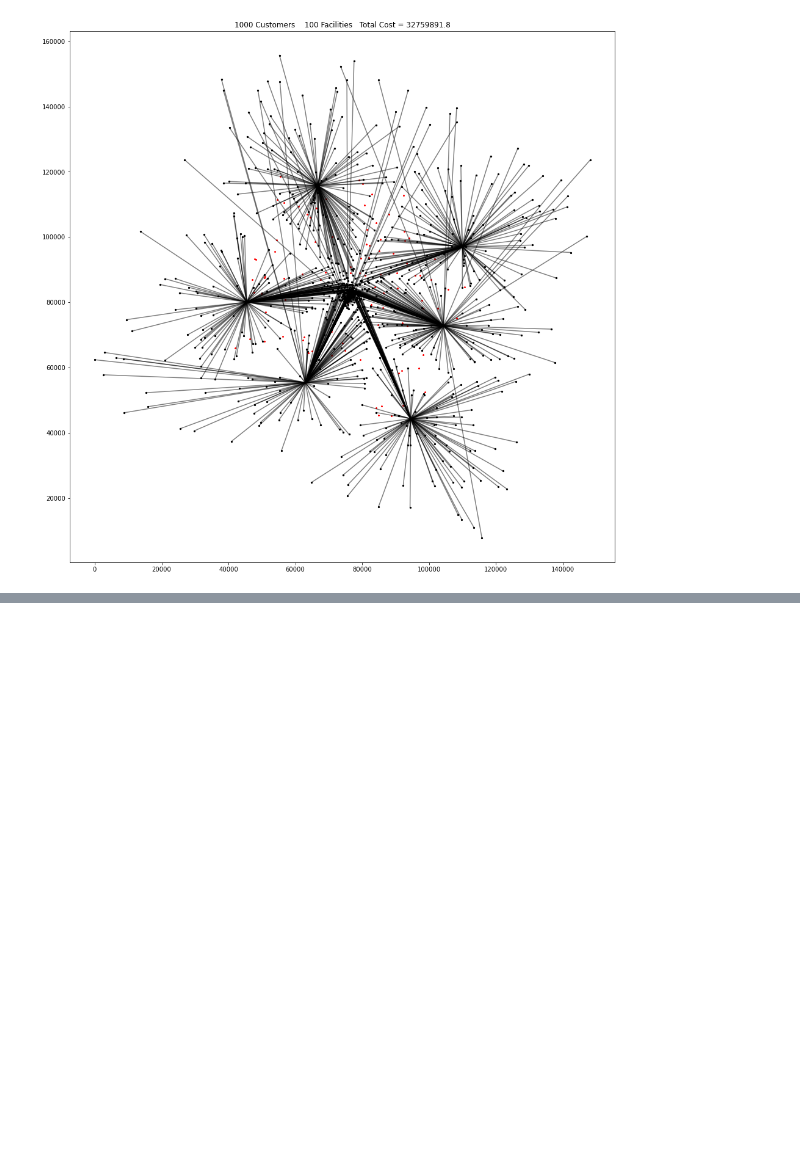
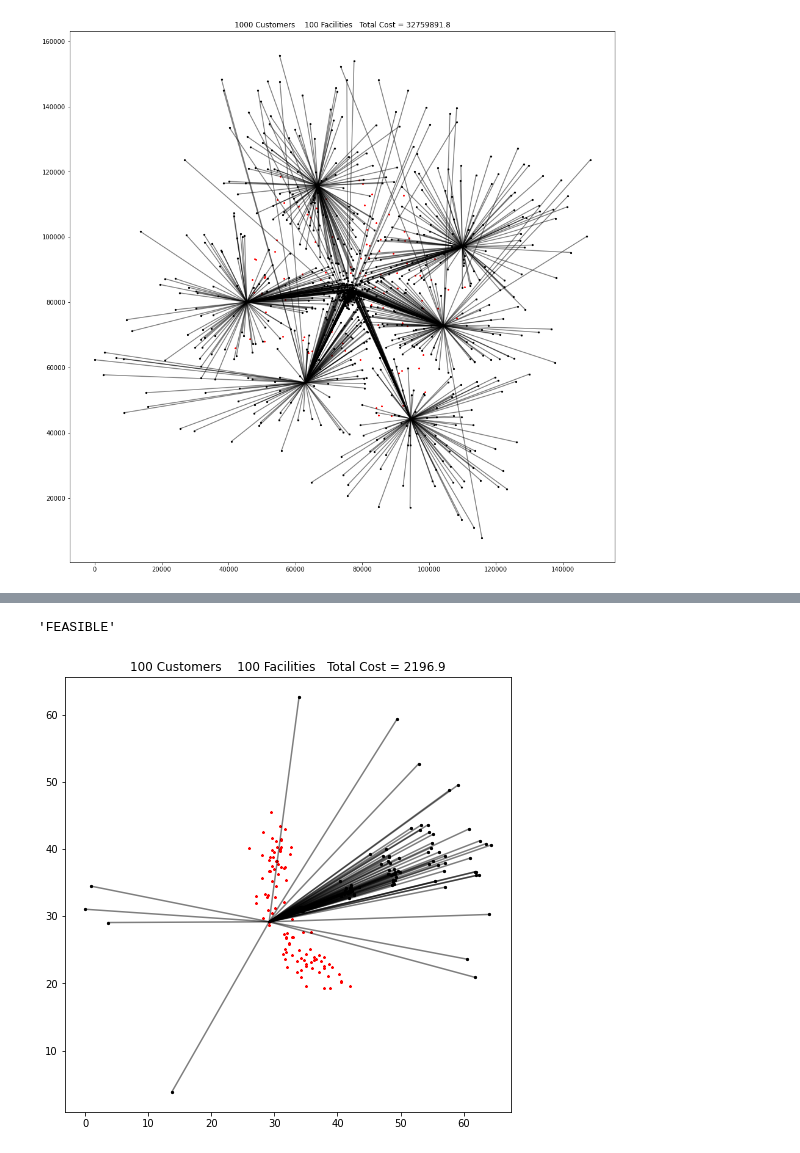
Before and after one commit to pooyad359/discrete-optim, a Jupyter notebook: 5 facility/Facility Location.ipynb, the cells around one changed output, grey strips where cells are left out. Saved outputs shown, nothing was run; the diff lists cells and outputs as text; code cells hidden in the pictures; blank space fills up the shorter version.

```diff
--- a/5 facility/Facility Location.ipynb
+++ b/5 facility/Facility Location.ipynb
@@ -345,0 +482,14 @@ view_solution(sol,customers,facilities,(16,16))
+# %%
+for f in range(n_fac):
+    for c in range(n_cust):
+        solver.Add(y[f][c]<=x[f])
+for c in range(n_cust):
+    solver.Add(sum([y[f][c] for f in range(n_fac)])==1)
+
+for f in range(n_fac):
+    solver.Add(sum([y[f][c]*demands[c] for c in range(n_cust)])<=caps[f])
+# %%
+obj = 0
+for f in range(n_fac):
+    obj += setup[f]*x[f]
+    obj += sum([dist[f][c]*y[f][c] for c in range(n_cust)])
@@ -345,0 +509,15 @@ view_solution(sol,customers,facilities,(16,16))
+# %%
+status = solver.Solve()
+STATUS[status]
+# %% [output]
+'FEASIBLE'
+# %%
+a = []
+for f in range(n_fac):
+    a.append([y[f][c].solution_value() for c in range(n_cust)])
+# %%
+sol = np.array(a).argmax(axis=0)
+# %%
+view_solution(sol,customers,facilities)
+# %% [output]
+[figure, added]
```
Also changed, not shown: parts of 29 cells of this notebook, 4 other files.
